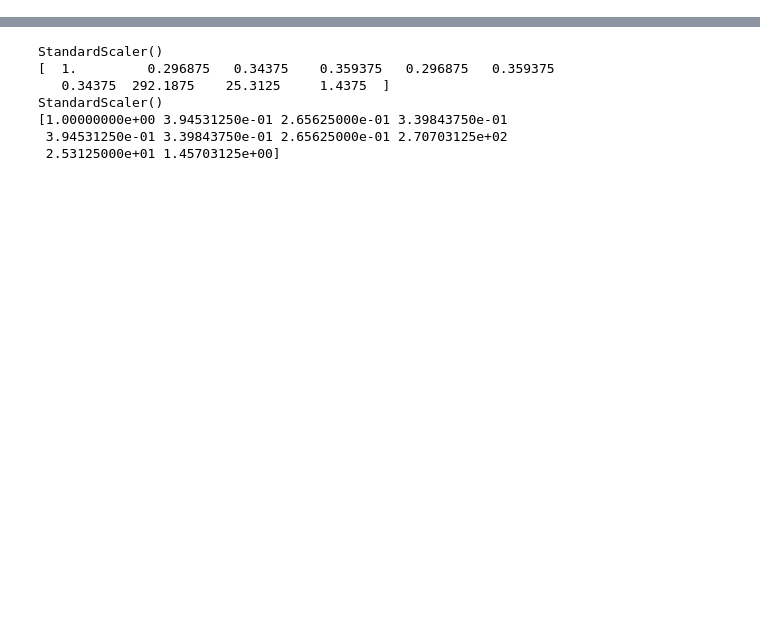
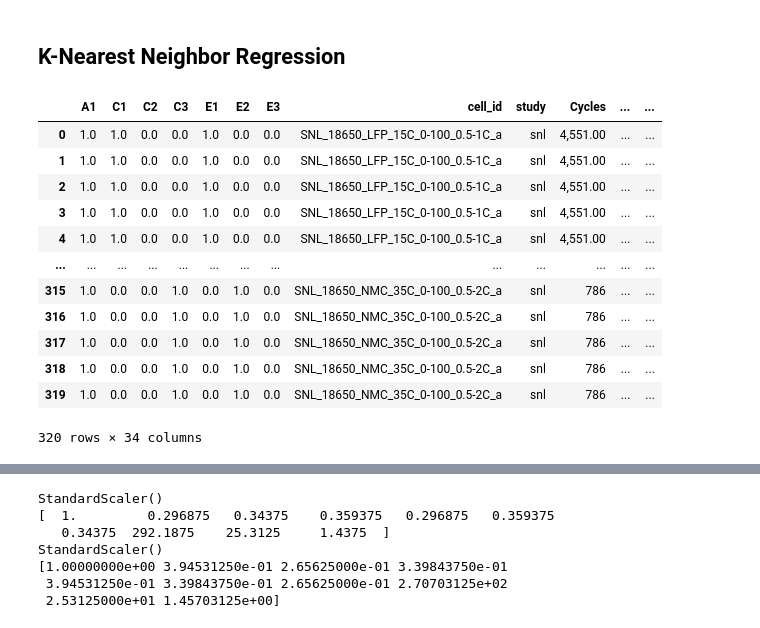
Before and after one commit to SZ-Jasper/SELEC, a Jupyter notebook: supplementary/KNN_Regression.ipynb, the cells around one changed output, grey strips where cells are left out. Saved outputs shown, nothing was run; the diff lists cells and outputs as text; code cells hidden in the pictures; blank space fills up the shorter version.

```diff
--- a/supplementary/KNN_Regression.ipynb
+++ b/supplementary/KNN_Regression.ipynb
@@ -9,6 +7,8 @@ import os
 import unittest
 # %%
 df_battery = pd.read_csv('Battery_Dataset.csv')
+# %% [markdown]
+## K-Nearest Neighbor Regression
 # %%
 import csv
 from sklearn.neighbors import KNeighborsRegressor
@@ -43 +48,17 @@ df_battery = pd.concat([ACE, df_battery],axis=1)
+# %%
+df_enbattery
+# %% [output]
+|  | A1 | C1 | C2 | C3 | E1 | E2 | E3 | cell_id | study | Cycles | ... | ... |
+| 0 | 1.0 | 1.0 | 0.0 | 0.0 | 1.0 | 0.0 | 0.0 | SNL_18650_LFP_15C_0-100_0.5-1C_a | snl | 4,551.00 | ... | ... |
+| 1 | 1.0 | 1.0 | 0.0 | 0.0 | 1.0 | 0.0 | 0.0 | SNL_18650_LFP_15C_0-100_0.5-1C_a | snl | 4,551.00 | ... | ... |
+| 2 | 1.0 | 1.0 | 0.0 | 0.0 | 1.0 | 0.0 | 0.0 | SNL_18650_LFP_15C_0-100_0.5-1C_a | snl | 4,551.00 | ... | ... |
+| 3 | 1.0 | 1.0 | 0.0 | 0.0 | 1.0 | 0.0 | 0.0 | SNL_18650_LFP_15C_0-100_0.5-1C_a | snl | 4,551.00 | ... | ... |
+| 4 | 1.0 | 1.0 | 0.0 | 0.0 | 1.0 | 0.0 | 0.0 | SNL_18650_LFP_15C_0-100_0.5-1C_a | snl | 4,551.00 | ... | ... |
+| ... | ... | ... | ... | ... | ... | ... | ... | ... | ... | ... | ... | ... |
+| 315 | 1.0 | 0.0 | 0.0 | 1.0 | 0.0 | 1.0 | 0.0 | SNL_18650_NMC_35C_0-100_0.5-2C_a | snl | 786 | ... | ... |
+| 316 | 1.0 | 0.0 | 0.0 | 1.0 | 0.0 | 1.0 | 0.0 | SNL_18650_NMC_35C_0-100_0.5-2C_a | snl | 786 | ... | ... |
+| 317 | 1.0 | 0.0 | 0.0 | 1.0 | 0.0 | 1.0 | 0.0 | SNL_18650_NMC_35C_0-100_0.5-2C_a | snl | 786 | ... | ... |
+| 318 | 1.0 | 0.0 | 0.0 | 1.0 | 0.0 | 1.0 | 0.0 | SNL_18650_NMC_35C_0-100_0.5-2C_a | snl | 786 | ... | ... |
+| 319 | 1.0 | 0.0 | 0.0 | 1.0 | 0.0 | 1.0 | 0.0 | SNL_18650_NMC_35C_0-100_0.5-2C_a | snl | 786 | ... | ... |
+320 rows × 34 columns
 # %%
```
Also changed, not shown: parts of 36 cells of this notebook, 1 other file.
